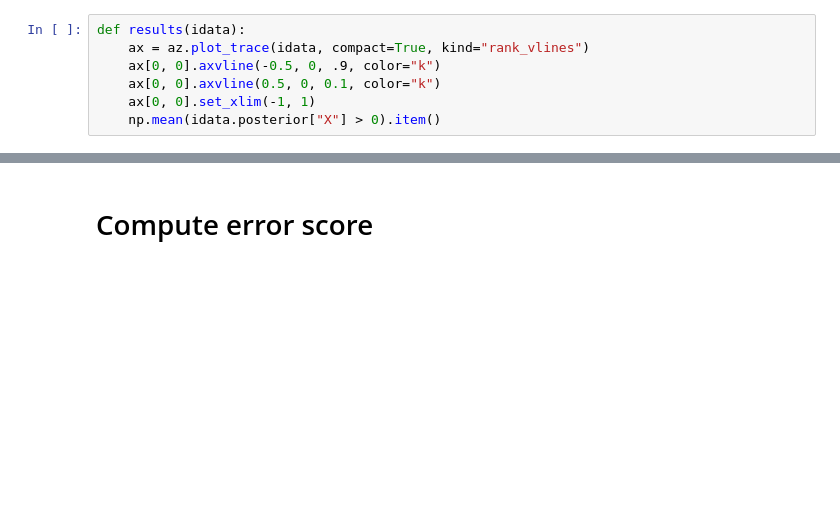
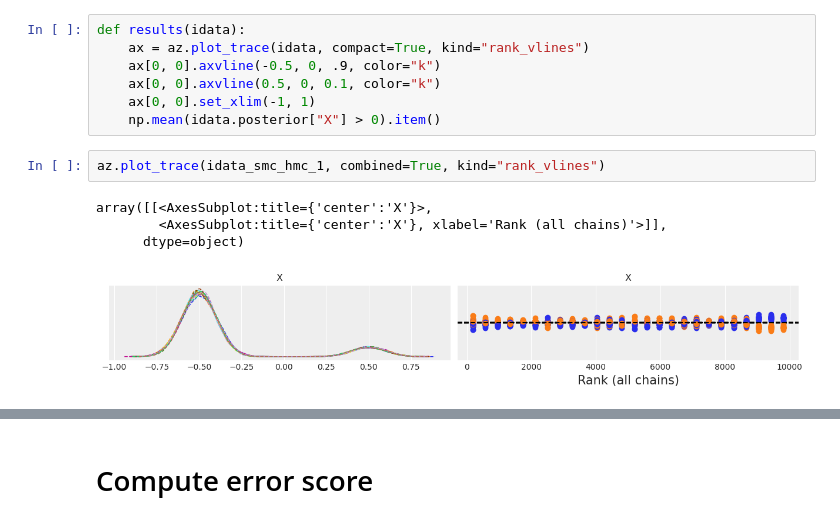
Before and after one commit to Grupo-de-modelado-probabilista/SMC_diagnostics, a Jupyter notebook: SMC_tests.ipynb, the cells around one changed output, grey strips where cells are left out. Drawn from its saved outputs; the diff is of its cells as text; blank space fills up the shorter version.

```diff
--- a/SMC_tests.ipynb
+++ b/SMC_tests.ipynb
@@ -103,5 +169,12 @@ def results(idata):
     ax[0, 0].axvline(0.5, 0, 0.1, color="k")
     ax[0, 0].set_xlim(-1, 1)
     np.mean(idata.posterior["X"] > 0).item()
+# %%
+az.plot_trace(idata_smc_hmc_1, combined=True, kind="rank_vlines")
+# %% [output]
+array([[<AxesSubplot:title={'center':'X'}>,
+        <AxesSubplot:title={'center':'X'}, xlabel='Rank (all chains)'>]],
+      dtype=object)
+[figure, added]
 # %%
 results(idata_nuts)
```
Also changed, not shown: parts of 29 cells of this notebook, 10 other files.
